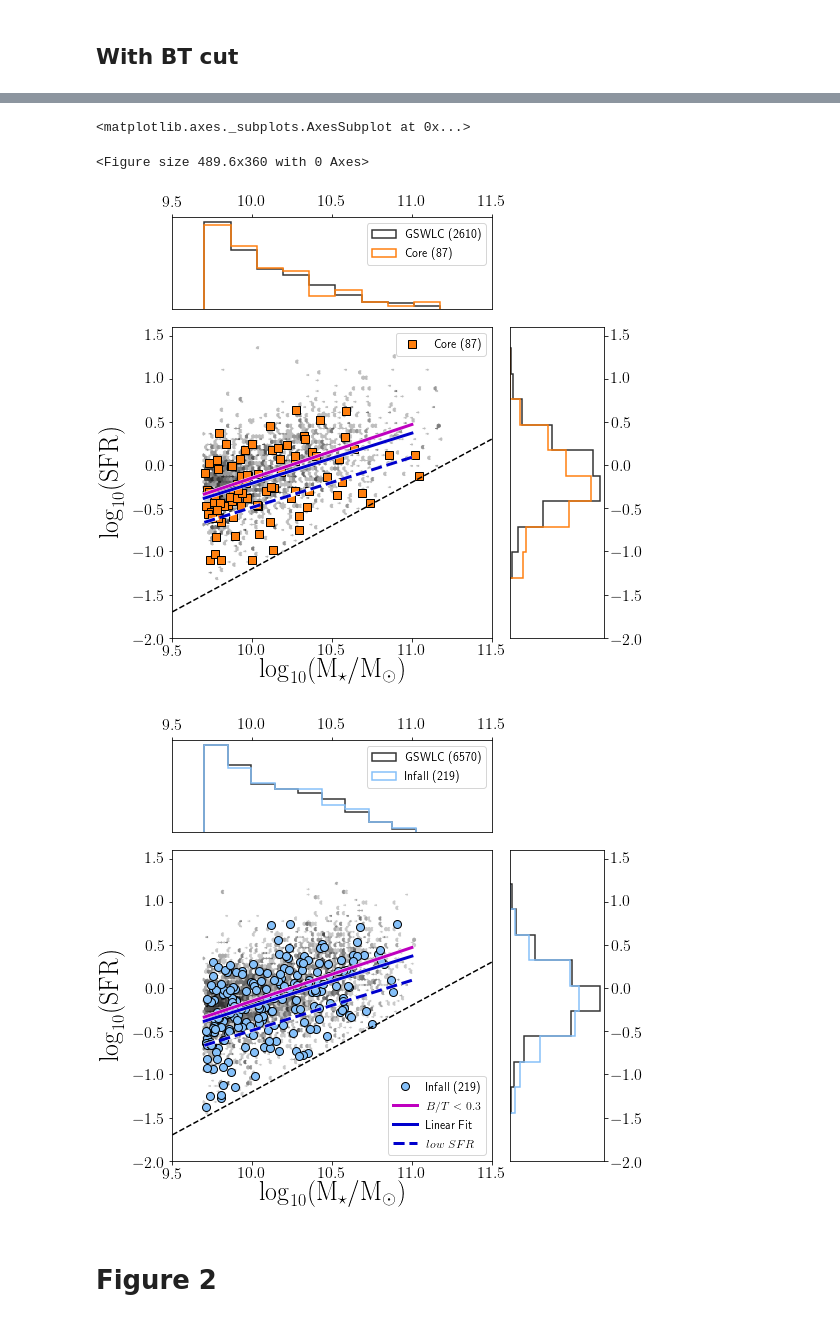
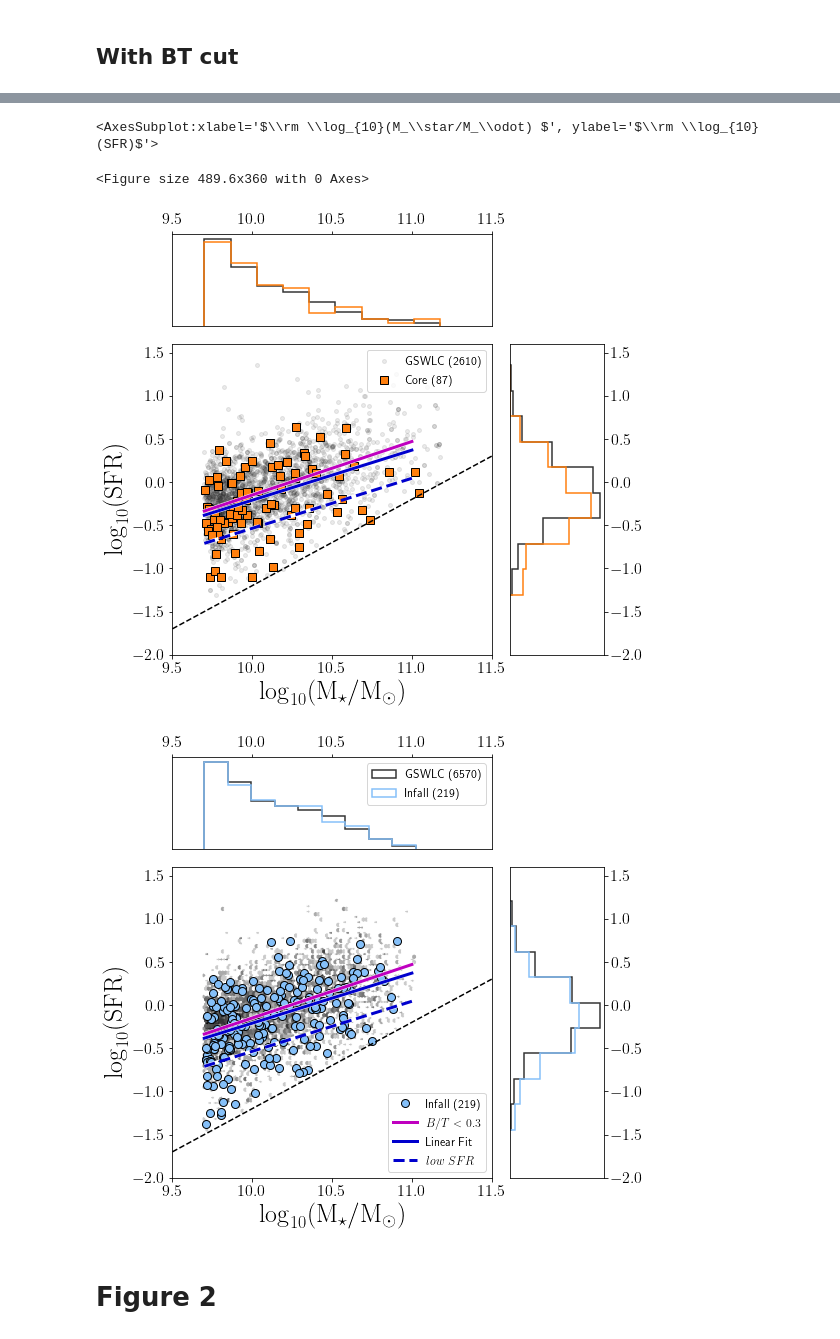
Before and after one commit to rfinn/LCS, a Jupyter notebook: notebooks/MSpaper_final.ipynb, the cells around one changed output, grey strips where cells are left out. Drawn from its saved outputs; the diff is of its cells as text; code cells hidden in the pictures.

```diff
--- a/notebooks/MSpaper_final.ipynb
+++ b/notebooks/MSpaper_final.ipynb
@@ -236,7 +258,7 @@ os.chdir(homedir+'/research/LCS/plots/')
 flag = b.lcs.membflag
 outfile1 = homedir+'/research/LCS/plots/lcscore-gsw-sfrmstar-BTcut03-e0p75-mmatch.pdf'
 outfile2 = homedir+'/research/LCS/plots/lcscore-gsw-sfrmstar-BTcut03-e0p75-mmatch.png'
-b.plot_sfr_mstar(lcsflag=flag,coreflag=True,plotMS=True,plotlegend=False,outfile1=outfile1,outfile2=outfile2,massmatch=True,hexbinflag=True,marker2='s')
+b.plot_sfr_mstar(lcsflag=flag,coreflag=True,plotMS=True,plotlegend=False,outfile1=outfile1,outfile2=outfile2,massmatch=True,hexbinflag=False,marker2='s')
 
 print("")
 print("")
@@ -249,23 +271,23 @@ outfile =  /home/rfinn/research/GSWLC/GSWLC-X2-NO-DR10-AGN-Simard2011-tab1-tab3-
 number of lines in LCS cat =  2955
 inside LCS cut_BT, BT =  0.3
 inside LCS cut_BT, BTkey =  __B_T_r
 got sb flag
 1305 1305 1305 1305
 STD of pruned data = 0.15
 STD of full data = 0.18
 ##################################
 ### FITTING WITH SIGMA CLIPPING
 ##################################
 Best-fit slope = 0.52
 ... (39 lines left out)
 COLOR
 KS Test:
 D =   0.15
 p-vale = 1.466e-04 (prob that samples are from same distribution)
-<matplotlib.axes._subplots.AxesSubplot at 0x...>
+<AxesSubplot:xlabel='$\\rm \\log_{10}(M_\\star/M_\\odot) $', ylabel='$\\rm \\log_{10}(SFR)$'>
 <Figure size 489.6x360 with 0 Axes>
-[figure, old version]
+[figure, new version]
-[figure, old version]
+[figure, new version]
 # %% [markdown]
 # Figure 2
 # %%
```
Also changed, not shown: parts of 5 cells of this notebook, 2 other files.
